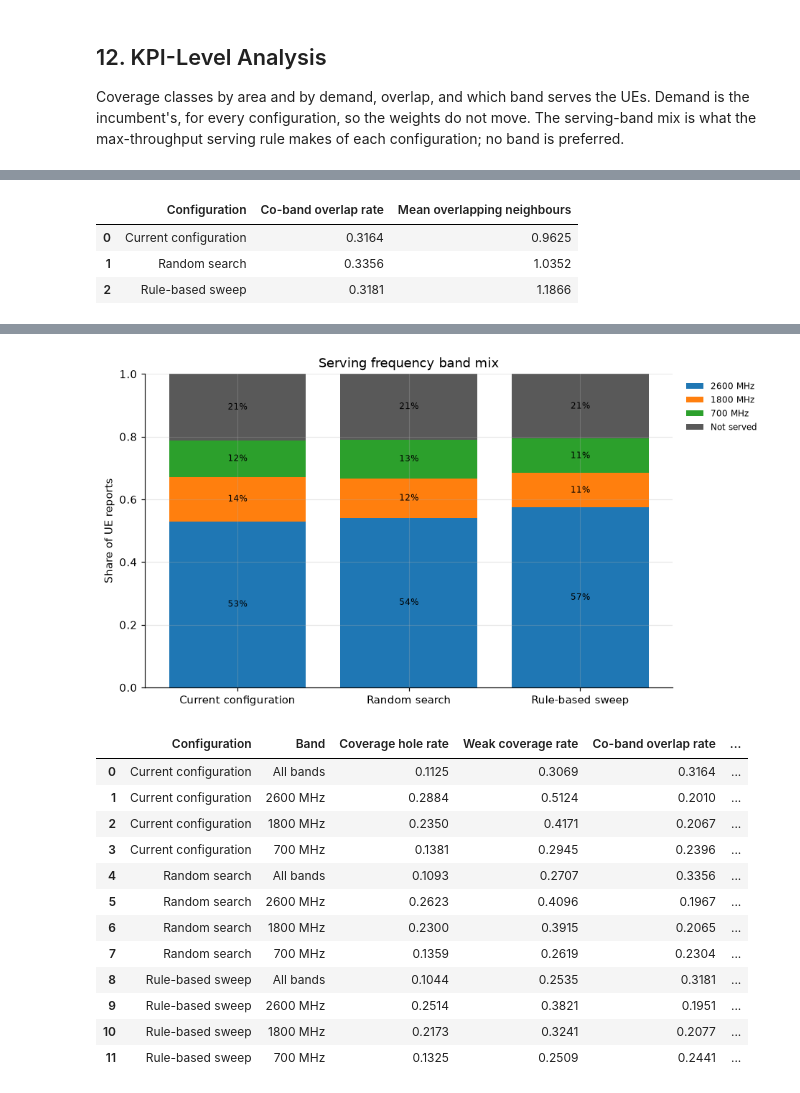
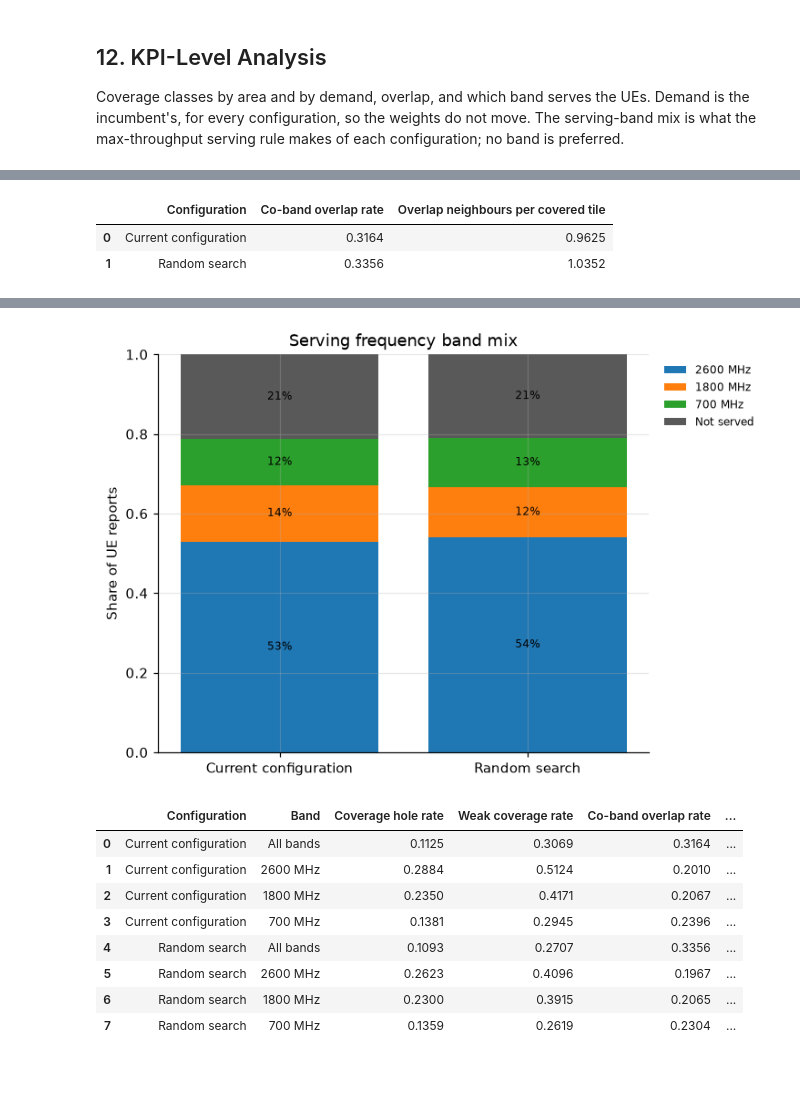
Before and after one commit to NguyenVu04/band-tilt, a Jupyter notebook: notebooks/03a_baseline.ipynb, the cells around one changed output, grey strips where cells are left out. Cells and saved outputs as stored; diff of their text form; code cells hidden in the pictures.

```diff
--- a/notebooks/03a_baseline.ipynb
+++ b/notebooks/03a_baseline.ipynb
@@ -71,7 +71,6 @@ from src.evaluation import compare, maps, plots
 from src.evaluation import runs as run_store
 from src.evaluation.export import readable, save_table
 from src.kpi.capacity import max_rsrp
-from src.kpi.overlap import overlap_neighbor_mean
 from src.optim.run import run
 from src.optim.space import TiltSpace
 from src.utils.plotting import label, save_fig, setup_plotting
@@ -87,5 +86,5 @@ pd.set_option("display.max_columns", 40)
 
 # Search seeds: optim.seed from the config; BAND_TILT_SEEDS (space-separated) overrides it.
 SEEDS = [int(seed) for seed in os.environ.get("BAND_TILT_SEEDS", str(cfg.optim.seed)).split()]
-METHODS = ("random", "rule")
+METHODS = ("random",)
 # %% [markdown]
@@ -276,11 +260,7 @@ for seed in SEEDS:
     if ("random", seed) not in done:
         run(load_config(overrides=["optim/method=random", f"optim.seed={seed}", *CONFIG_OVERRIDES]))
 
-# Deterministic, so one run; its seed only labels it.
-if not any(method == "rule" for method, _ in done):
-    run(load_config(overrides=["optim/method=rule", f"optim.seed={SEEDS[0]}", *CONFIG_OVERRIDES]))
-
-runs = [r for r in on_disk() if r.method == "rule" or (r.method == "random" and r.seed in SEEDS)]
+runs = [r for r in on_disk() if r.method == "random" and r.seed in SEEDS]
 checks = run_store.verify(runs, baseline)
 run_store.require(checks)
 print(f"{len(runs)} runs; {int(checks['holds'].sum())} of {len(checks)} comparability checks hold")
@@ -683,7 +598,8 @@ overlap = pd.DataFrame(
         "configuration": list(configurations),
         "overlap_rate": [runs[0].incumbent_kpi.overlap_rate]
         + [best[m].best_kpi.overlap_rate for m in METHODS],
-        "Mean overlapping neighbours": [overlap_neighbor_mean(c.rsrp, cfg) for c in configurations.values()],
+        "overlap_neighbor_mean": [runs[0].incumbent_kpi.overlap_neighbor_mean]
+        + [best[m].best_kpi.overlap_neighbor_mean for m in METHODS],
     }
 )
 overlap = readable(overlap)
@@ -715,10 +631,9 @@ plt.show()
 | 0 | hole | 0.1125 | 0.2124 | 0.1093 | ... |
 | 1 | weak | 0.3069 | 0.2371 | 0.2707 | ... |
 | 2 | good | 0.5806 | 0.5505 | 0.6200 | ... |
-|  | Configuration | Co-band overlap rate | Mean overlapping neighbours |
+|  | Configuration | Co-band overlap rate | Overlap neighbours per covered tile |
 | 0 | Current configuration | 0.3164 | 0.9625 |
 | 1 | Random search | 0.3356 | 1.0352 |
-| 2 | Rule-based sweep | 0.3181 | 1.1866 |
 |  | Configuration | UE reports | Share not served | Served SINR, 10th percentile [dB] | Served SINR, median [dB] | ... |
 | 0 | Current configuration | 10087.0 | 0.2124 | 0.4401 | 12.3039 | ... |
 | 1 | Random search | 10087.0 | 0.2088 | 0.8842 | 13.5343 | ... |
@@ -726,4 +640,4 @@ plt.show()
-[figure, old version]
+[figure, new version]
 |  | Configuration | Band | Coverage hole rate | Weak coverage rate | Co-band overlap rate | ... |
 | 0 | Current configuration | All bands | 0.1125 | 0.3069 | 0.3164 | ... |
 | 1 | Current configuration | 2600 MHz | 0.2884 | 0.5124 | 0.2010 | ... |
@@ -733,7 +647,3 @@ plt.show()
 | 5 | Random search | 2600 MHz | 0.2623 | 0.4096 | 0.1967 | ... |
 | 6 | Random search | 1800 MHz | 0.2300 | 0.3915 | 0.2065 | ... |
 | 7 | Random search | 700 MHz | 0.1359 | 0.2619 | 0.2304 | ... |
-| 8 | Rule-based sweep | All bands | 0.1044 | 0.2535 | 0.3181 | ... |
-| 9 | Rule-based sweep | 2600 MHz | 0.2514 | 0.3821 | 0.1951 | ... |
-| 10 | Rule-based sweep | 1800 MHz | 0.2173 | 0.3241 | 0.2077 | ... |
-| 11 | Rule-based sweep | 700 MHz | 0.1325 | 0.2509 | 0.2441 | ... |
```
Also changed, not shown: parts of 23 cells of this notebook, 34 other files.
